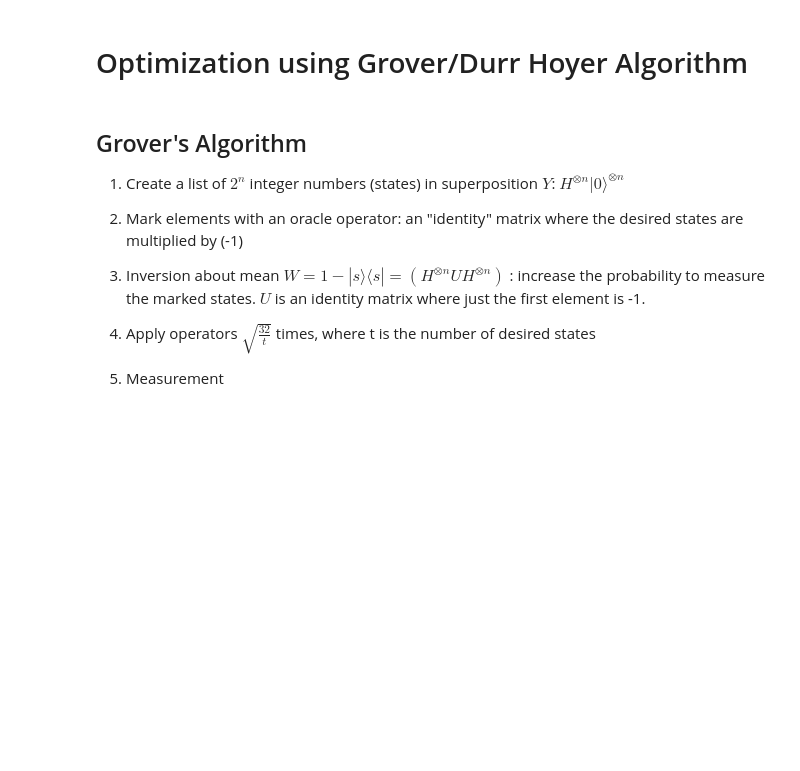
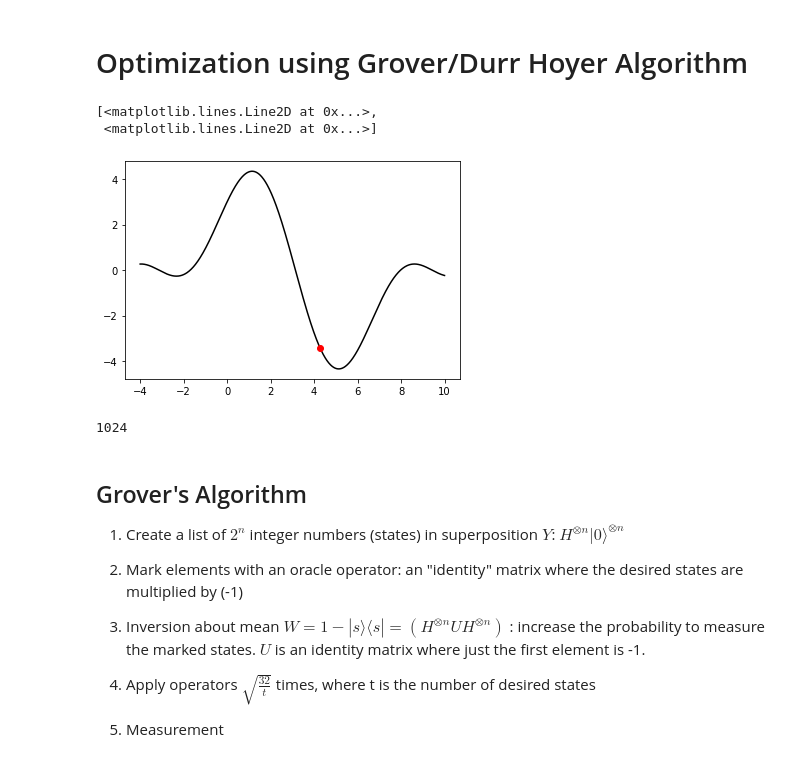
Before and after one commit to AntonSimen06/QOSF_project, a Jupyter notebook: grover_durr-hoyer.ipynb, the cells around one changed output. Cells and saved outputs as stored; diff of their text form; code cells hidden in the pictures; blank space fills up the shorter version.

```diff
--- a/grover_durr-hoyer.ipynb
+++ b/grover_durr-hoyer.ipynb
@@ -17,18 +18,33 @@ oracle_matrix = np.identity(2**n)
 # %%
 '''
 Here, we will create an objective function f(x) such that we want to minimize.
 '''
 
 x = np.linspace(-4,10,2**(n-1))
 f_x = []
 
 for i in range(2**(n - 1)):
 
     f = 2*sin(x[i]) + 3*cos(x[i]/2) #f(x) = 2sin(x) + 3cos(x/2)
     f_x.append(f)
 
 
-y = 23
+# Pick a random index as our initial minimum threshold
+y = random.randint(0, len(x))
+
+# Plot the function to see what we're dealing with
+import matplotlib.pyplot as plt
+plt.plot(x, f_x, 'k', x[y], f_x[y], 'ro')
+# %% [output]
+[<matplotlib.lines.Line2D at 0x...>,
+ <matplotlib.lines.Line2D at 0x...>]
+[figure, added]
+# %%
+# Print the length of our "function" f_x.
+print(len(f_x))
+# Note that the speed of the best classical algorithm scales linearly with the size of f_x
+# %% [output]
+1024
 # %% [markdown]
 ## Grover's Algorithm
 
```
Also changed, not shown: parts of 7 cells of this notebook.
